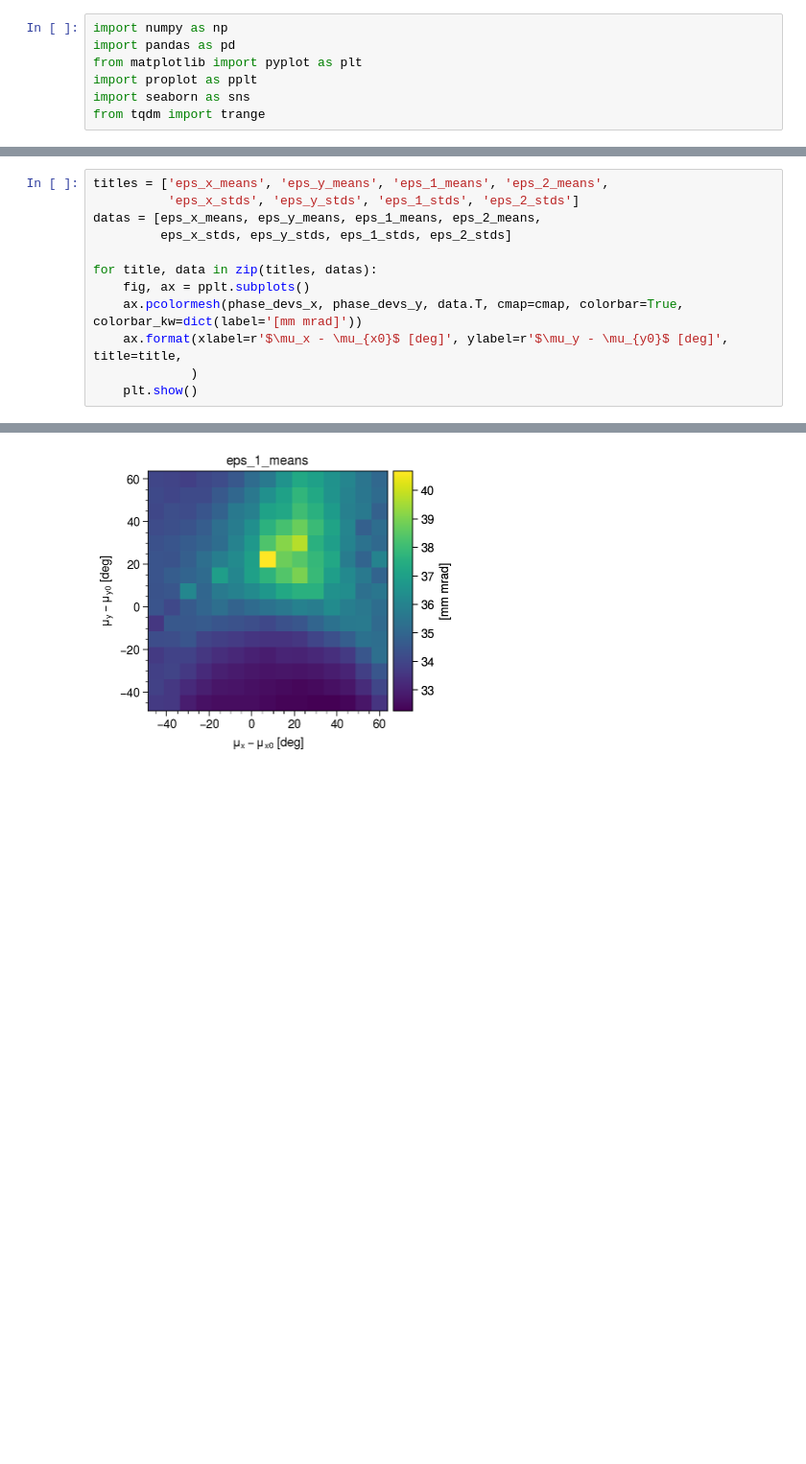
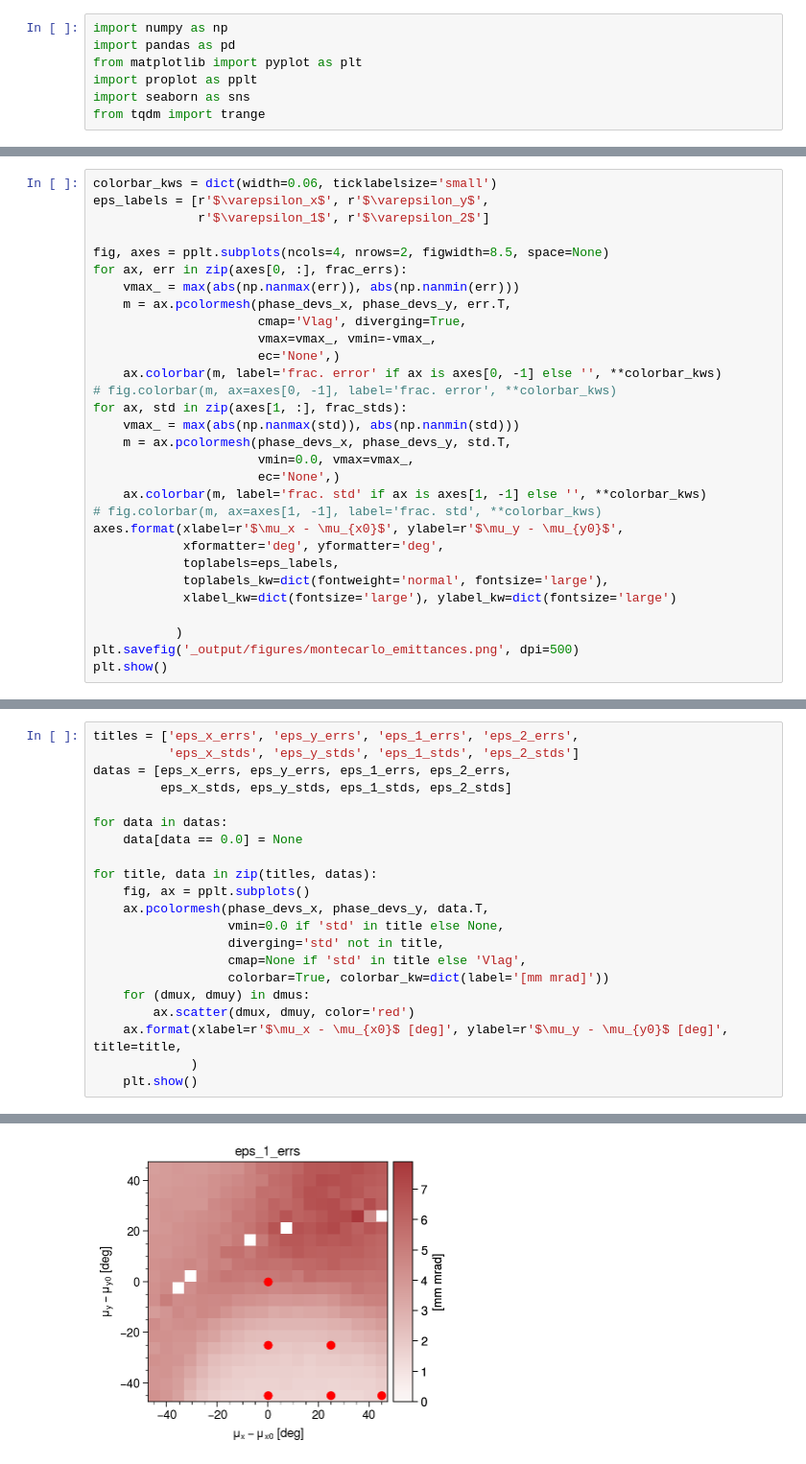
Before and after one commit to austin-hoover/emittance-measurement, a Jupyter notebook: emittance_measurement_4D/sensitivity/analysis.ipynb, the cells around one changed output, grey strips where cells are left out. Shown at 96% size. Saved outputs shown, nothing was run; the diff lists cells and outputs as text; blank space fills up the shorter version.

```diff
--- a/emittance_measurement_4D/sensitivity/analysis.ipynb
+++ b/emittance_measurement_4D/sensitivity/analysis.ipynb
@@ -103,0 +213,30 @@ plt.show()
+# %%
+colorbar_kws = dict(width=0.06, ticklabelsize='small')
+eps_labels = [r'$\varepsilon_x$', r'$\varepsilon_y$',
+              r'$\varepsilon_1$', r'$\varepsilon_2$']
+
+fig, axes = pplt.subplots(ncols=4, nrows=2, figwidth=8.5, space=None)
+for ax, err in zip(axes[0, :], frac_errs):
+    vmax_ = max(abs(np.nanmax(err)), abs(np.nanmin(err)))
+    m = ax.pcolormesh(phase_devs_x, phase_devs_y, err.T,
+                      cmap='Vlag', diverging=True,
+                      vmax=vmax_, vmin=-vmax_,
+                      ec='None',)
+    ax.colorbar(m, label='frac. error' if ax is axes[0, -1] else '', **colorbar_kws)
+# fig.colorbar(m, ax=axes[0, -1], label='frac. error', **colorbar_kws)
+for ax, std in zip(axes[1, :], frac_stds):
+    vmax_ = max(abs(np.nanmax(std)), abs(np.nanmin(std)))
+    m = ax.pcolormesh(phase_devs_x, phase_devs_y, std.T,
+                      vmin=0.0, vmax=vmax_,
+                      ec='None',)
+    ax.colorbar(m, label='frac. std' if ax is axes[1, -1] else '', **colorbar_kws)
+# fig.colorbar(m, ax=axes[1, -1], label='frac. std', **colorbar_kws)
+axes.format(xlabel=r'$\mu_x - \mu_{x0}$', ylabel=r'$\mu_y - \mu_{y0}$',
+            xformatter='deg', yformatter='deg',
+            toplabels=eps_labels,
+            toplabels_kw=dict(fontweight='normal', fontsize='large'),
+            xlabel_kw=dict(fontsize='large'), ylabel_kw=dict(fontsize='large')
+
+           )
+plt.savefig('_output/figures/montecarlo_emittances.png', dpi=500)
+plt.show()
@@ -104,12 +245,21 @@ plt.show()
 # %%
-titles = ['eps_x_means', 'eps_y_means', 'eps_1_means', 'eps_2_means',
+titles = ['eps_x_errs', 'eps_y_errs', 'eps_1_errs', 'eps_2_errs',
           'eps_x_stds', 'eps_y_stds', 'eps_1_stds', 'eps_2_stds']
-datas = [eps_x_means, eps_y_means, eps_1_means, eps_2_means,
+datas = [eps_x_errs, eps_y_errs, eps_1_errs, eps_2_errs,
          eps_x_stds, eps_y_stds, eps_1_stds, eps_2_stds]
+
+for data in datas:
+    data[data == 0.0] = None
 
 for title, data in zip(titles, datas):
     fig, ax = pplt.subplots()
-    ax.pcolormesh(phase_devs_x, phase_devs_y, data.T, cmap=cmap, colorbar=True, colorbar_kw=dict(label='[mm mrad]'))
+    ax.pcolormesh(phase_devs_x, phase_devs_y, data.T,
+                  vmin=0.0 if 'std' in title else None,
+                  diverging='std' not in title,
+                  cmap=None if 'std' in title else 'Vlag',
+                  colorbar=True, colorbar_kw=dict(label='[mm mrad]'))
+    for (dmux, dmuy) in dmus:
+        ax.scatter(dmux, dmuy, color='red')
     ax.format(xlabel=r'$\mu_x - \mu_{x0}$ [deg]', ylabel=r'$\mu_y - \mu_{y0}$ [deg]', title=title,
              )
     plt.show()
@@ -119 +269 @@ for title, data in zip(titles, datas):
-[figure, old version]
+[figure, new version]
```
Also changed, not shown: parts of 21 cells of this notebook, 1 other file.
